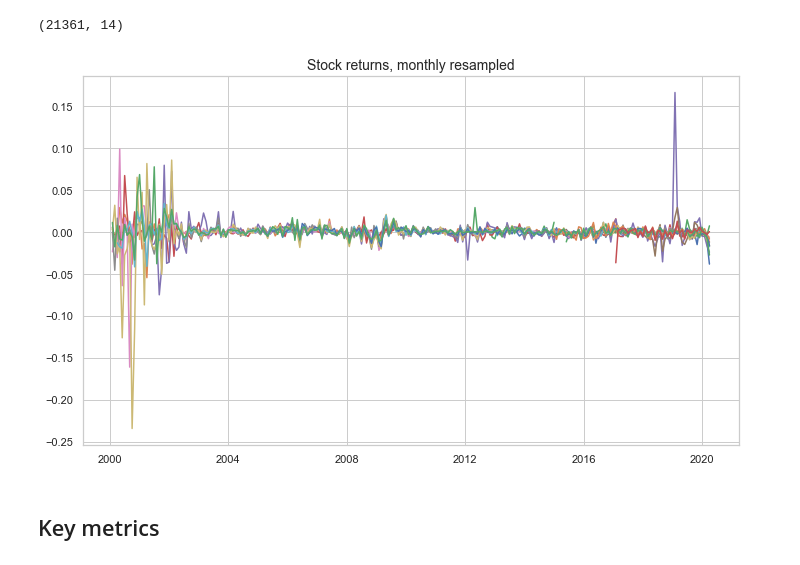
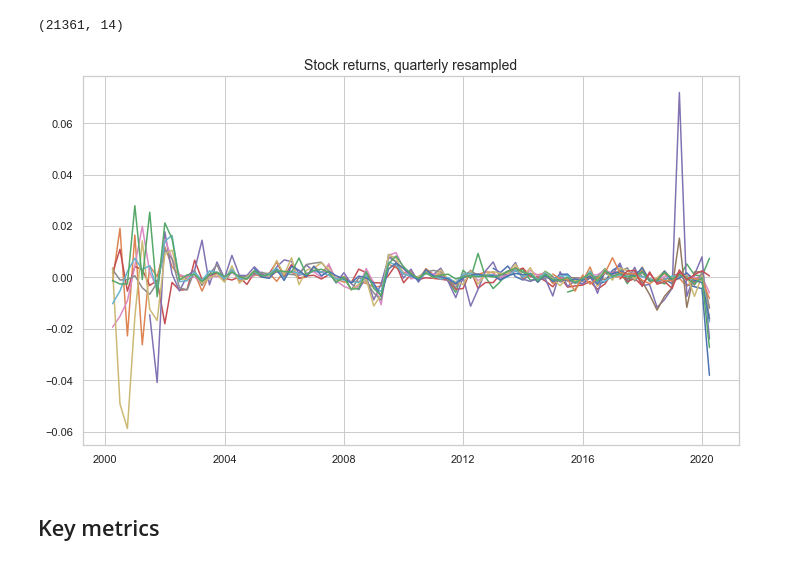
Before and after one commit to JetBlack101/Investment-portfolio-optimization-, a Jupyter notebook: Markovitz model simulation for Wig.Banki.ipynb, the cells around one changed output. Cells and saved outputs as stored; diff of their text form; code cells hidden in the pictures.

Commit message:
Minor change in returns' plot.

```diff
--- a/Markovitz model simulation for Wig.Banki.ipynb
+++ b/Markovitz model simulation for Wig.Banki.ipynb
@@ -39,14 +39,14 @@ df.shape
 # %%
 fig = plt.figure(figsize=(10, 6))
 
-plt.plot(df.resample("M").mean())
+plt.plot(df.resample("BQ").mean())
 #plt.legend(df.columns)
-plt.title("Stock returns, monthly resampled", size=14)
+plt.title("Stock returns, quarterly resampled", size=14)
 
 plt.tight_layout()
 plt.show()
 # %% [output]
-[figure, old version]
+[figure, new version]
 # %% [markdown]
 ## Key metrics
 # %%
```
